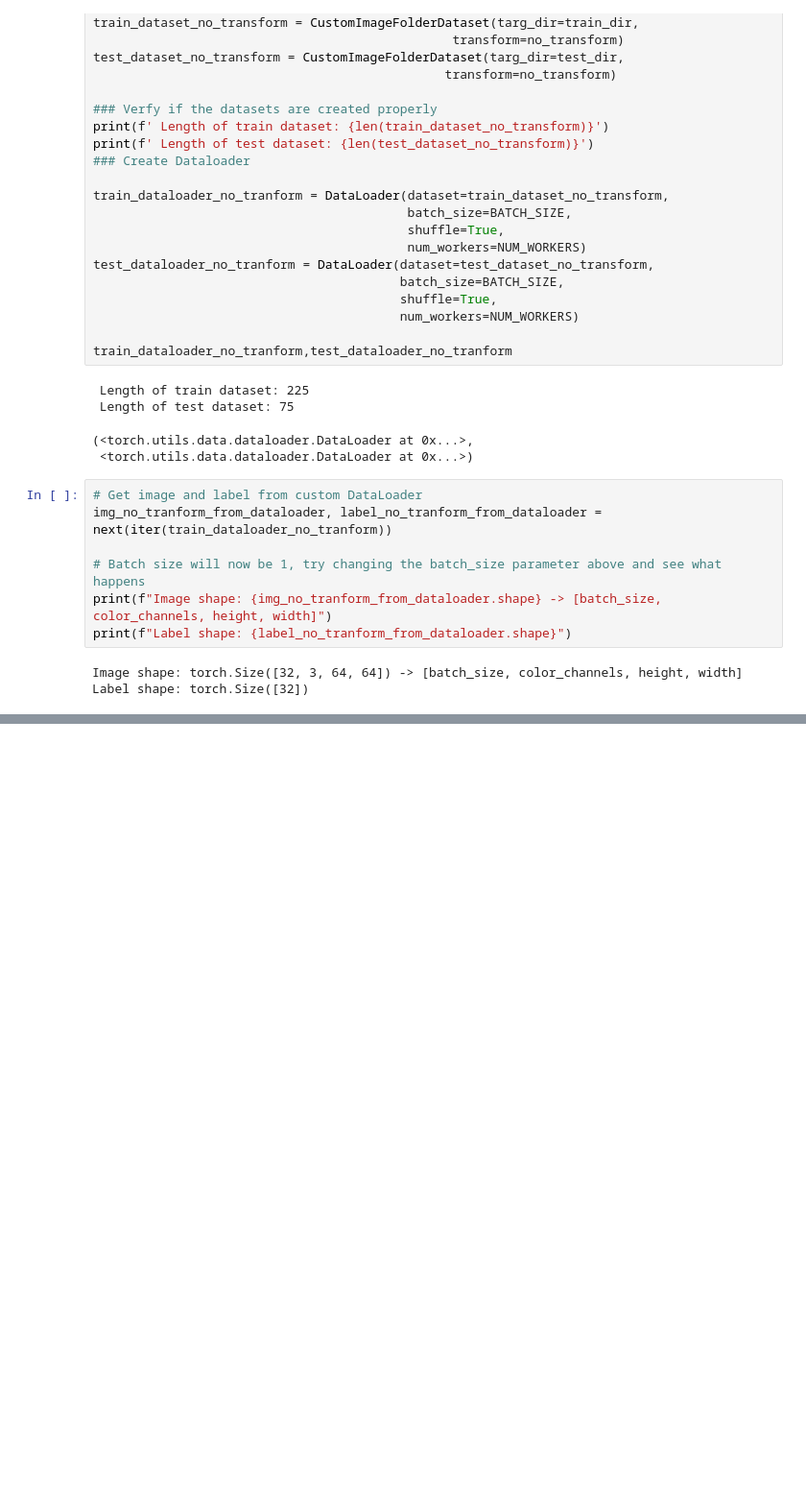
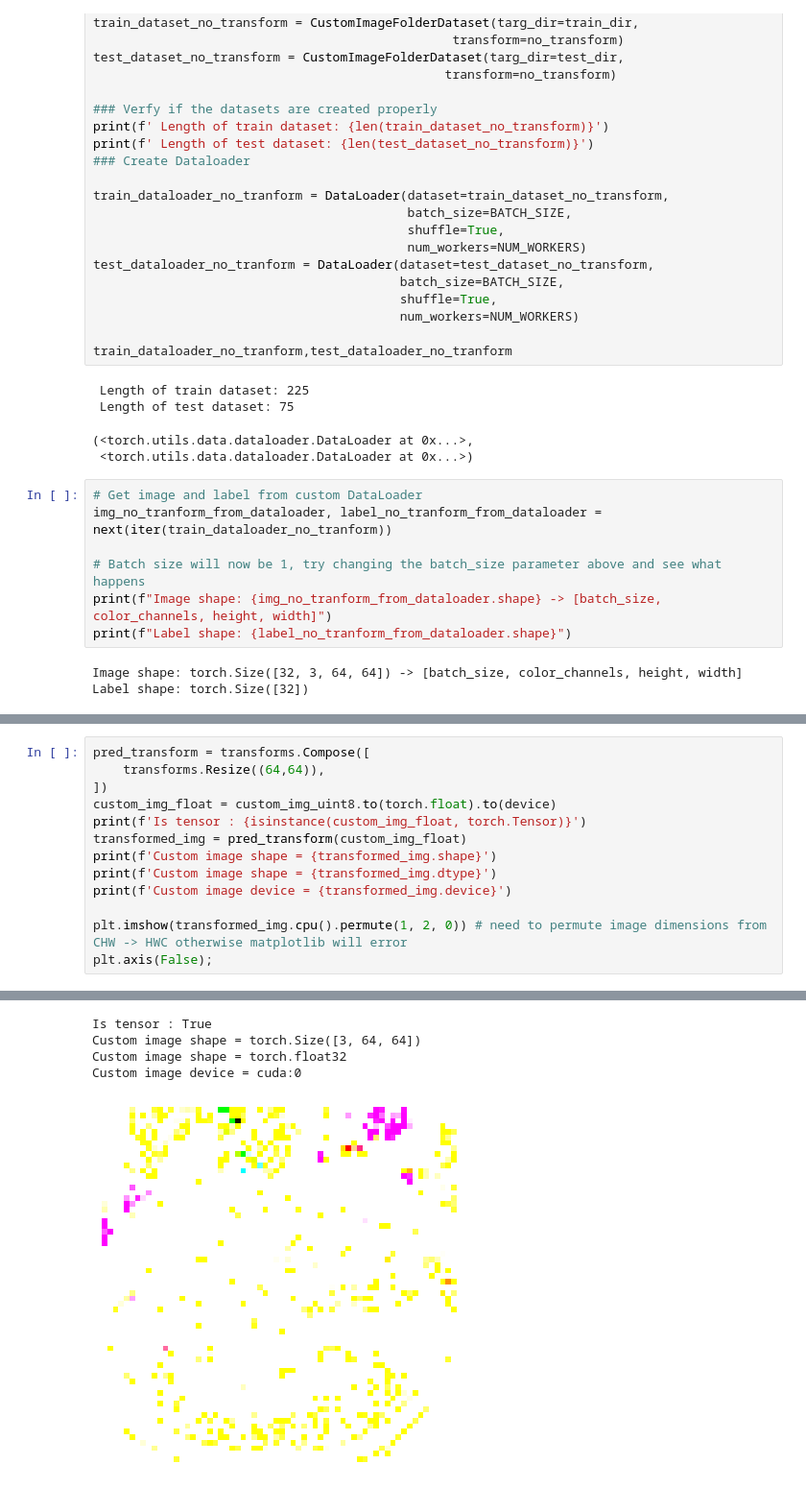
Before and after one commit to bikash119/bikash119, a Jupyter notebook: learn_pytorch_04.ipynb, the cells around one changed output, grey strips where cells are left out. Shown at 96% size. Drawn from its saved outputs; the diff is of its cells as text; blank space fills up the shorter version.

```diff
--- a/learn_pytorch_04.ipynb
+++ b/learn_pytorch_04.ipynb
@@ -521,0 +905,14 @@ NameError: ignored
+# %%
+pred_transform = transforms.Compose([
+    transforms.Resize((64,64)),
+])
+custom_img_float = custom_img_uint8.to(torch.float).to(device)
+print(f'Is tensor : {isinstance(custom_img_float, torch.Tensor)}')
+transformed_img = pred_transform(custom_img_float)
+print(f'Custom image shape = {transformed_img.shape}')
+print(f'Custom image shape = {transformed_img.dtype}')
+print(f'Custom image device = {transformed_img.device}')
+
+plt.imshow(transformed_img.cpu().permute(1, 2, 0)) # need to permute image dimensions from CHW -> HWC otherwise matplotlib will error
+plt.axis(False);
+# %% [output]
@@ -521,0 +920,5 @@ NameError: ignored
+Is tensor : True
+Custom image shape = torch.Size([3, 64, 64])
+Custom image shape = torch.float32
+Custom image device = cuda:0
+[figure, added]
```
Also changed, not shown: parts of 32 cells of this notebook.
